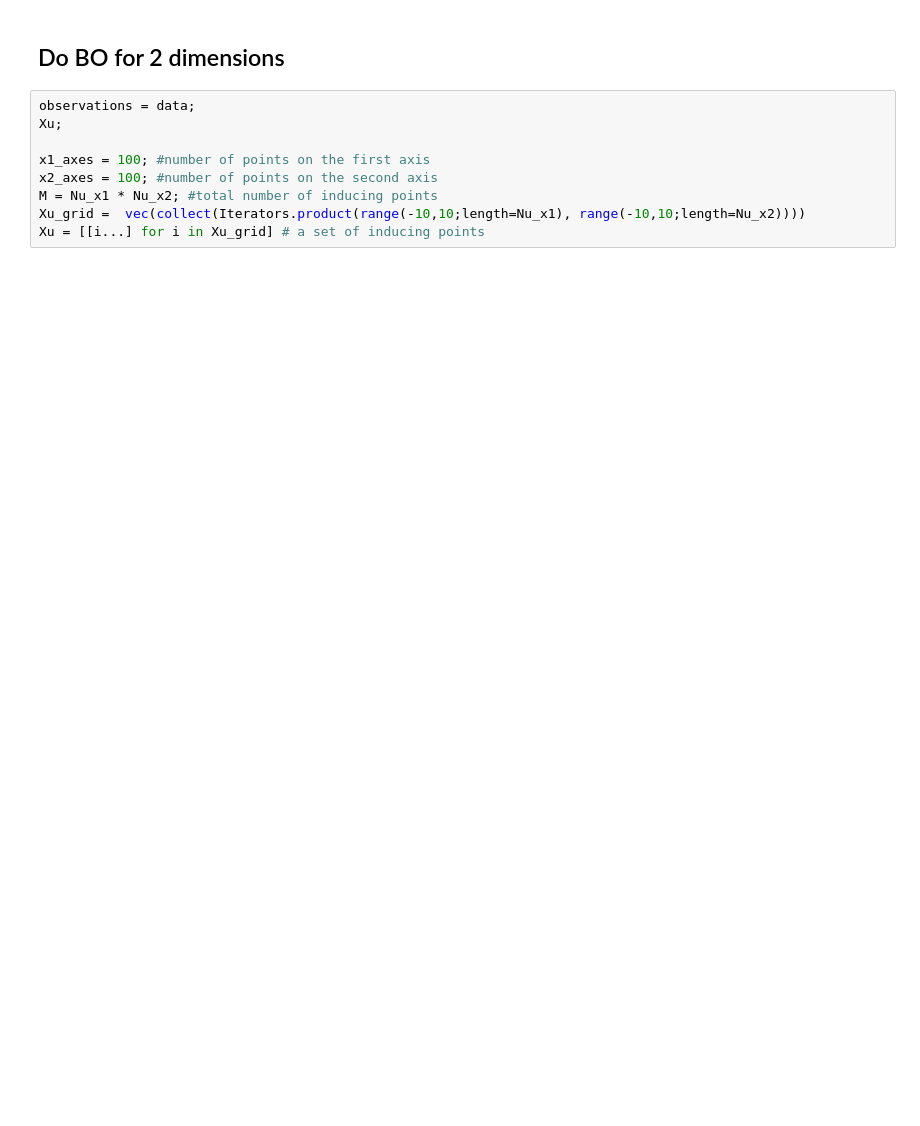
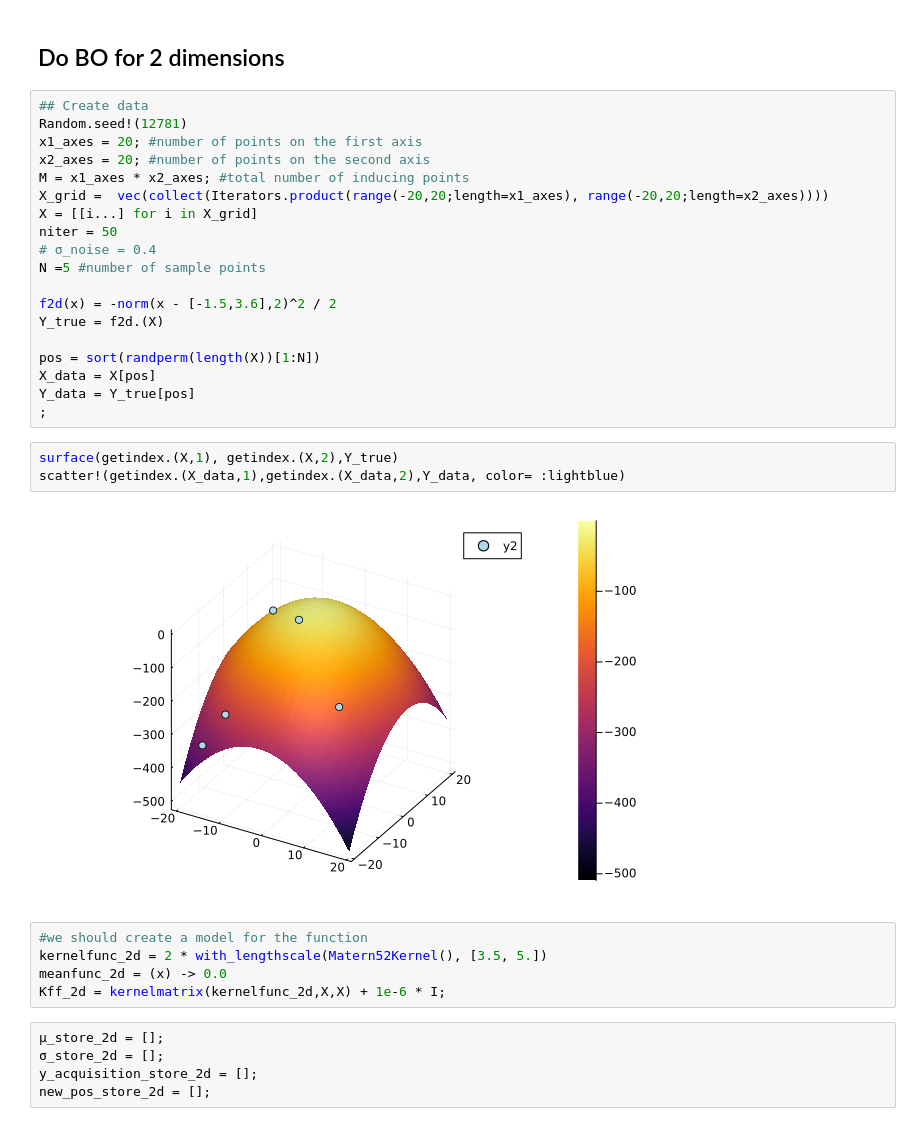
Before and after one commit to biaslab/GaussianProcessNode, a Jupyter notebook: bayes_optimization.ipynb, the cells around one changed output. Drawn from its saved outputs; the diff is of its cells as text; blank space fills up the shorter version.

```diff
--- a/bayes_optimization.ipynb
+++ b/bayes_optimization.ipynb
@@ -93,11 +93,36 @@ Plots.AnimatedGif("C:\\Users\\LENOVO\\AppData\\Local\\Temp\\jl_InGW5RJ2Bd.gif")
 # %% [markdown]
 ## Do BO for 2 dimensions
 # %%
-observations = data;
-Xu;
+## Create data
+Random.seed!(12781)
+x1_axes = 20; #number of points on the first axis
+x2_axes = 20; #number of points on the second axis
+M = x1_axes * x2_axes; #total number of inducing points
+X_grid =  vec(collect(Iterators.product(range(-20,20;length=x1_axes), range(-20,20;length=x2_axes))))
+X = [[i...] for i in X_grid]
+niter = 50
+# σ_noise = 0.4
+N =5 #number of sample points
 
-x1_axes = 100; #number of points on the first axis
-x2_axes = 100; #number of points on the second axis
-M = Nu_x1 * Nu_x2; #total number of inducing points
-Xu_grid =  vec(collect(Iterators.product(range(-10,10;length=Nu_x1), range(-10,10;length=Nu_x2))))
-Xu = [[i...] for i in Xu_grid] # a set of inducing points
+f2d(x) = -norm(x - [-1.5,3.6],2)^2 / 2
+Y_true = f2d.(X)
+
+pos = sort(randperm(length(X))[1:N])
+X_data = X[pos]
+Y_data = Y_true[pos]
+;
+# %%
+surface(getindex.(X,1), getindex.(X,2),Y_true)
+scatter!(getindex.(X_data,1),getindex.(X_data,2),Y_data, color= :lightblue)
+# %% [output]
+[figure, added]
+# %%
+#we should create a model for the function
+kernelfunc_2d = 2 * with_lengthscale(Matern52Kernel(), [3.5, 5.])
+meanfunc_2d = (x) -> 0.0
+Kff_2d = kernelmatrix(kernelfunc_2d,X,X) + 1e-6 * I;
+# %%
+μ_store_2d = [];
+σ_store_2d = [];
+y_acquisition_store_2d = [];
+new_pos_store_2d = [];
```
Also changed, not shown: parts of 8 cells of this notebook, 1 other file.
